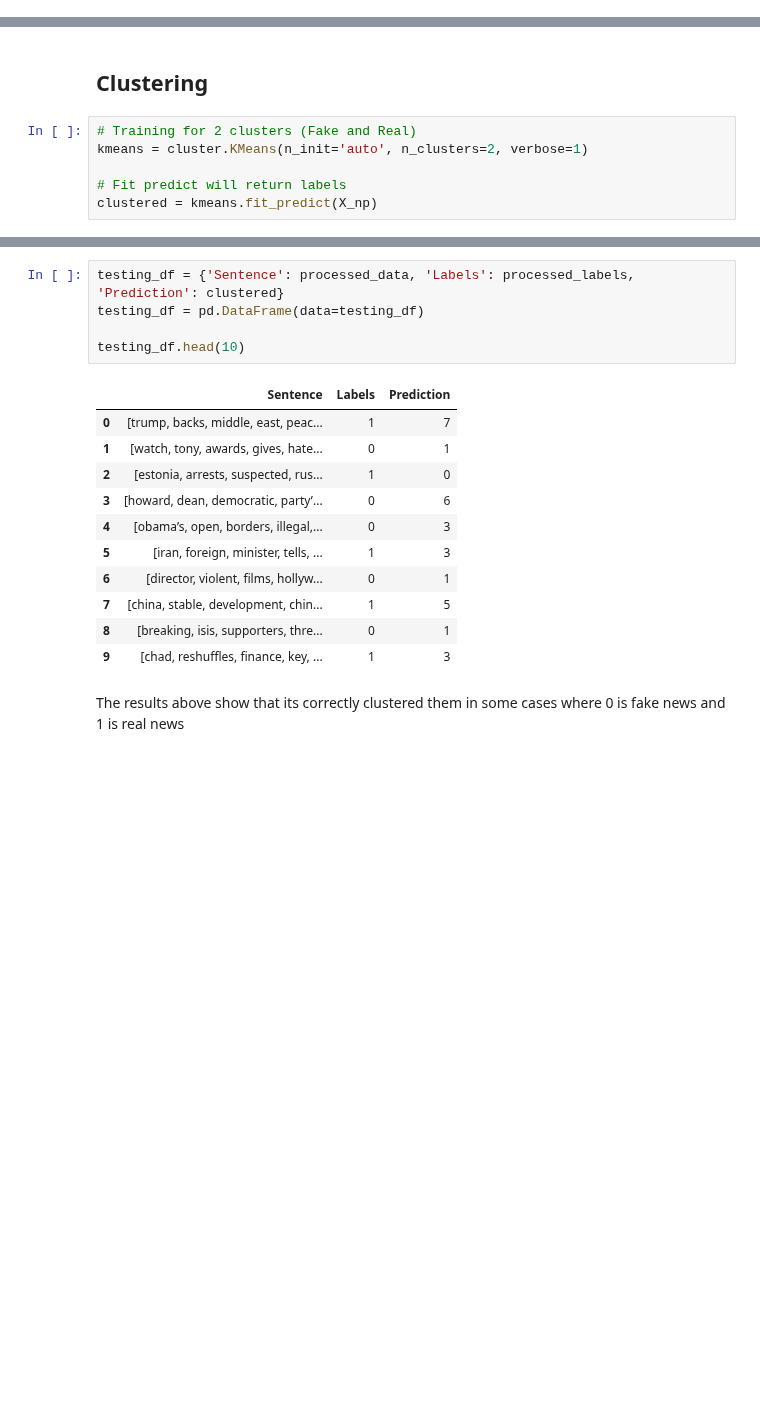
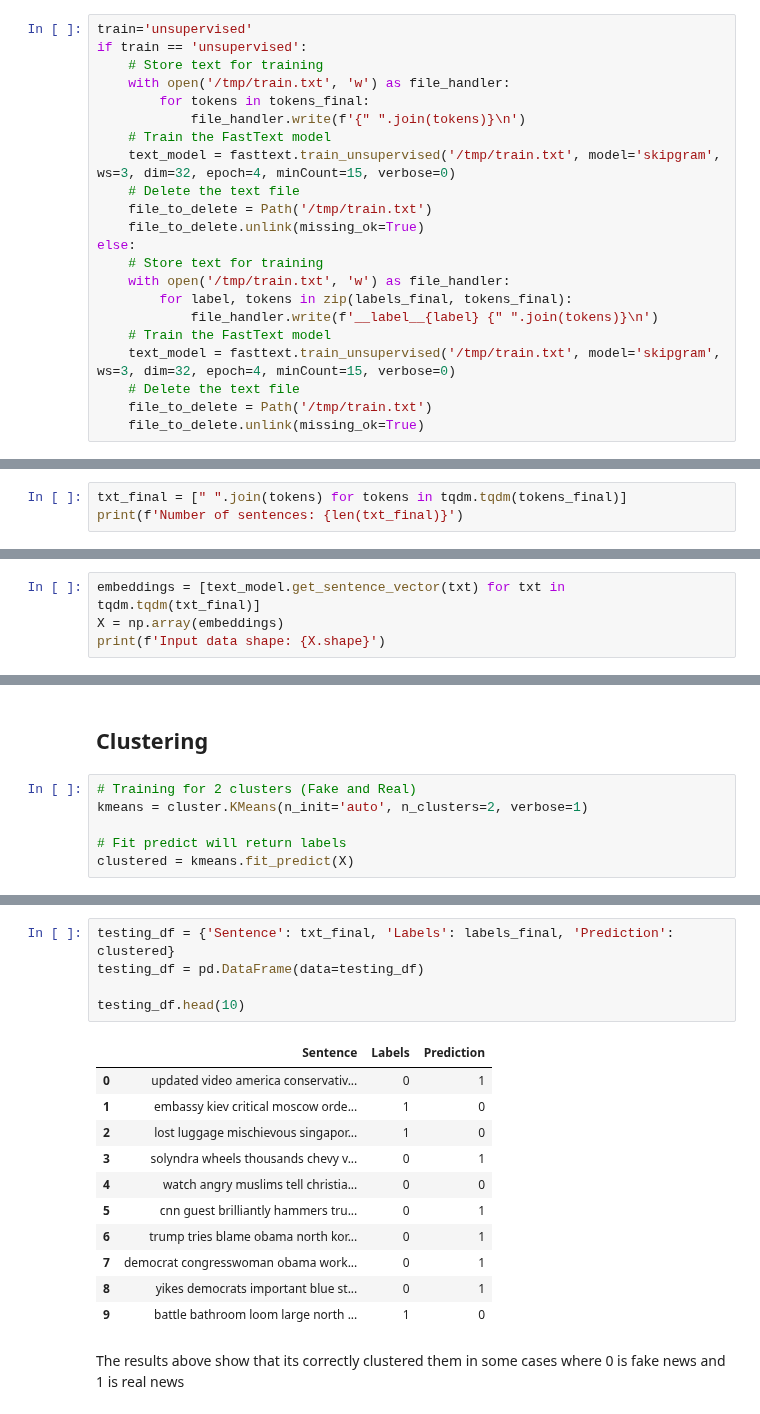
Before and after one commit to detiuaveiro/aas, a Jupyter notebook: notebooks/02-anomaly/notebook04.ipynb, the cells around one changed output, grey strips where cells are left out. Saved outputs shown, nothing was run; the diff lists cells and outputs as text; blank space fills up the shorter version.

```diff
--- a/notebooks/02-anomaly/notebook04.ipynb
+++ b/notebooks/02-anomaly/notebook04.ipynb
@@ -184,0 +224,22 @@ text_model.wv.most_similar("country")
+# %%
+train='unsupervised'
+if train == 'unsupervised':
+    # Store text for training
+    with open('/tmp/train.txt', 'w') as file_handler:
+        for tokens in tokens_final:
+            file_handler.write(f'{" ".join(tokens)}\n')
+    # Train the FastText model
+    text_model = fasttext.train_unsupervised('/tmp/train.txt', model='skipgram', ws=3, dim=32, epoch=4, minCount=15, verbose=0)
+    # Delete the text file
+    file_to_delete = Path('/tmp/train.txt')
+    file_to_delete.unlink(missing_ok=True)
+else:
+    # Store text for training
+    with open('/tmp/train.txt', 'w') as file_handler:
+        for label, tokens in zip(labels_final, tokens_final):
+            file_handler.write(f'__label__{label} {" ".join(tokens)}\n')
+    # Train the FastText model
+    text_model = fasttext.train_unsupervised('/tmp/train.txt', model='skipgram', ws=3, dim=32, epoch=4, minCount=15, verbose=0)
+    # Delete the text file
+    file_to_delete = Path('/tmp/train.txt')
+    file_to_delete.unlink(missing_ok=True)
@@ -216,0 +254,3 @@ X_np.shape
+# %%
+txt_final = [" ".join(tokens) for tokens in tqdm.tqdm(tokens_final)]
+print(f'Number of sentences: {len(txt_final)}')
@@ -216,0 +259,4 @@ X_np.shape
+# %%
+embeddings = [text_model.get_sentence_vector(txt) for txt in tqdm.tqdm(txt_final)]
+X = np.array(embeddings)
+print(f'Input data shape: {X.shape}')
@@ -221,6 +269,6 @@ X_np.shape
 kmeans = cluster.KMeans(n_init='auto', n_clusters=2, verbose=1)
 
 # Fit predict will return labels
-clustered = kmeans.fit_predict(X_np)
+clustered = kmeans.fit_predict(X)
 # %% [output]
 Initialization complete
@@ -246,20 +287,20 @@ Converged at iteration 17: strict convergence.
 # %%
-testing_df = {'Sentence': processed_data, 'Labels': processed_labels, 'Prediction': clustered}
+testing_df = {'Sentence': txt_final, 'Labels': labels_final, 'Prediction': clustered}
 testing_df = pd.DataFrame(data=testing_df)
 
 testing_df.head(10)
 # %% [output]
 |  | Sentence | Labels | Prediction |
-| 0 | [trump, backs, middle, east, peac... | 1 | 7 |
-| 1 | [watch, tony, awards, gives, hate... | 0 | 1 |
-| 2 | [estonia, arrests, suspected, rus... | 1 | 0 |
-| 3 | [howard, dean, democratic, party’... | 0 | 6 |
-| 4 | [obama’s, open, borders, illegal,... | 0 | 3 |
-| 5 | [iran, foreign, minister, tells, ... | 1 | 3 |
-| 6 | [director, violent, films, hollyw... | 0 | 1 |
-| 7 | [china, stable, development, chin... | 1 | 5 |
-| 8 | [breaking, isis, supporters, thre... | 0 | 1 |
-| 9 | [chad, reshuffles, finance, key, ... | 1 | 3 |
+| 0 | updated video america conservativ... | 0 | 1 |
+| 1 | embassy kiev critical moscow orde... | 1 | 0 |
+| 2 | lost luggage mischievous singapor... | 1 | 0 |
+| 3 | solyndra wheels thousands chevy v... | 0 | 1 |
+| 4 | watch angry muslims tell christia... | 0 | 0 |
+| 5 | cnn guest brilliantly hammers tru... | 0 | 1 |
+| 6 | trump tries blame obama north kor... | 0 | 1 |
+| 7 | democrat congresswoman obama work... | 0 | 1 |
+| 8 | yikes democrats important blue st... | 0 | 1 |
+| 9 | battle bathroom loom large north ... | 1 | 0 |
 # %% [markdown]
 The results above show that its correctly clustered them in some cases where 0 is fake news and 1 is real news
 # %%
```
Also changed, not shown: parts of 24 cells of this notebook, 15 other files.
